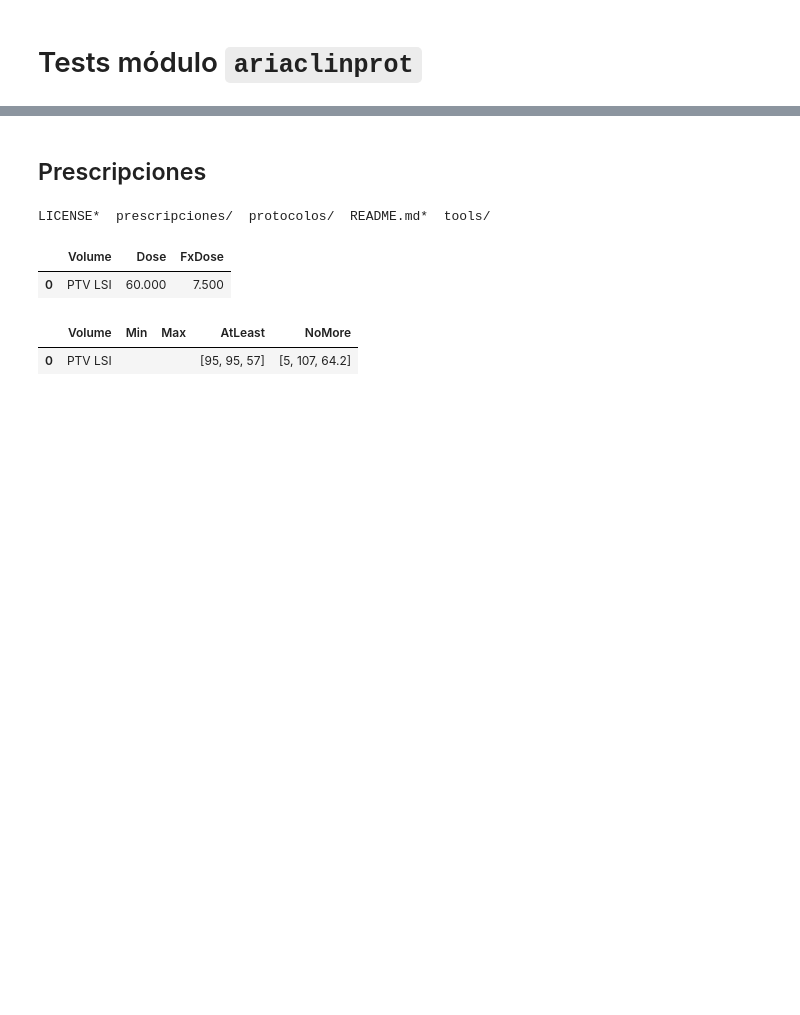
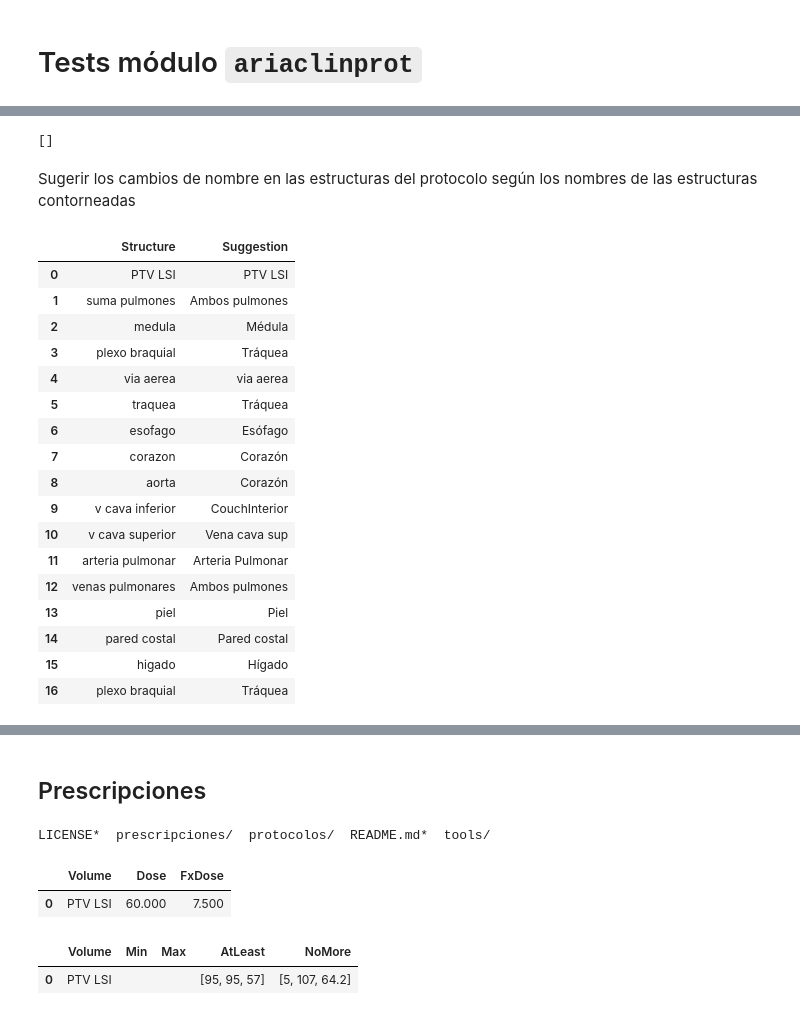
Before and after one commit to csarux/rtpros, a Jupyter notebook: protocolos/clinicos/testariaclinprot.ipynb, the cells around one changed output, grey strips where cells are left out. Saved outputs shown, nothing was run; the diff lists cells and outputs as text; code cells hidden in the pictures; blank space fills up the shorter version.

```diff
--- a/protocolos/clinicos/testariaclinprot.ipynb
+++ b/protocolos/clinicos/testariaclinprot.ipynb
@@ -7,0 +58,27 @@ acp.convertPrescriptionToClinicalProtocol(prescription='../../prescripciones/SBR
+# %%
+acp.checkStructureNameLength(protstrnames)
+# %% [output]
+[]
+# %% [markdown]
+Sugerir los cambios de nombre en las estructuras del protocolo según los nombres de las estructuras contorneadas
+# %%
+acp._suggestStrNames(protstrnames, contstrnames)
+# %% [output]
+|  | Structure | Suggestion |
+| 0 | PTV LSI | PTV LSI |
+| 1 | suma pulmones | Ambos pulmones |
+| 2 | medula | Médula |
+| 3 | plexo braquial | Tráquea |
+| 4 | via aerea | via aerea |
+| 5 | traquea | Tráquea |
+| 6 | esofago | Esófago |
+| 7 | corazon | Corazón |
+| 8 | aorta | Corazón |
+| 9 | v cava inferior | CouchInterior |
+| 10 | v cava superior | Vena cava sup |
+| 11 | arteria pulmonar | Arteria Pulmonar |
+| 12 | venas pulmonares | Ambos pulmones |
+| 13 | piel | Piel |
+| 14 | pared costal | Pared costal |
+| 15 | higado | Hígado |
+| 16 | plexo braquial | Tráquea |
```
Also changed, not shown: parts of 23 cells of this notebook.
